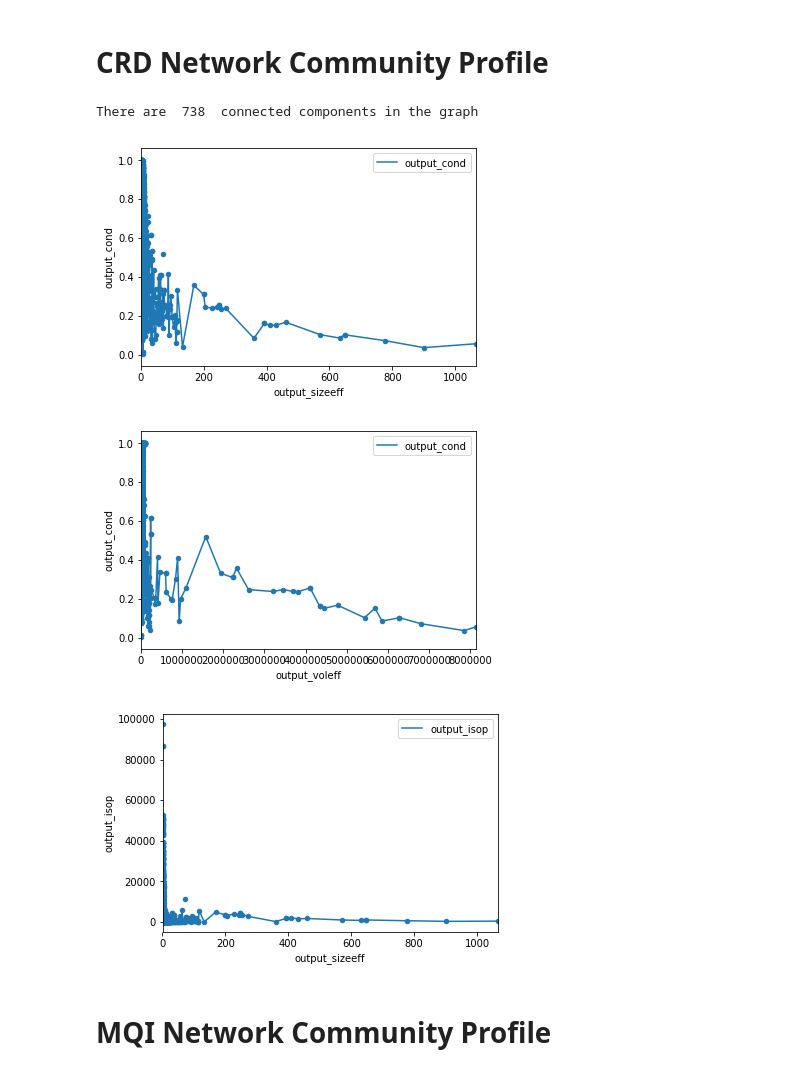
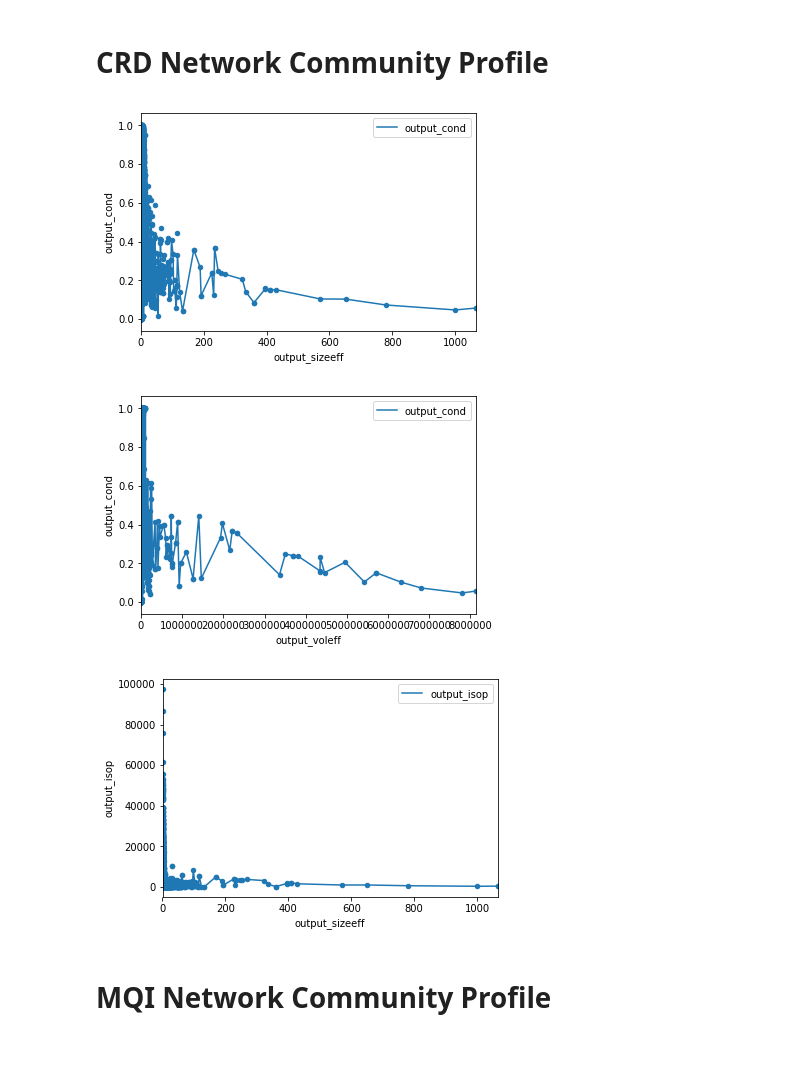
Before and after one commit to kfoynt/LocalGraphClustering, a Jupyter notebook: notebooks/examples.ipynb, the cells around one changed output. Saved outputs shown, nothing was run; the diff lists cells and outputs as text; code cells hidden in the pictures.

```diff
--- a/notebooks/examples.ipynb
+++ b/notebooks/examples.ipynb
@@ -201,20 +201,19 @@ output_sp_subgraph = sp_subgraph.produce([g],[output_ds_fast[0][1]])
 # %%
 G = graph_class_local.GraphLocal()
 G.read_graph("./datasets/neuro-fmri-01.edges","edgelist", " ")
 ncp_instance = ncp.Ncp()
-df = ncp_instance.produce(G,"crd",w=10,U=10,h=1000)
+df = ncp_instance.produce(G,method="crd",ratio=0.5,w=10,U=10,h=1000,do_largest_component=True)
 ncp_plots = ncpplots.NCPPlots(df)
 #plot conductance vs size
 ncp_plots.cond_by_size()
 #plot conductance vs volume
 ncp_plots.cond_by_vol()
 #plot isoperimetry vs size
 ncp_plots.isop_by_size()
 # %% [output]
-There are  738  connected components in the graph
-[figure, old version]
+[figure, new version]
-[figure, old version]
+[figure, new version]
-[figure, old version]
+[figure, new version]
 # %% [markdown]
 # MQI Network Community Profile
 # %%
```
Also changed, not shown: parts of 4 cells of this notebook, 3 other files.
